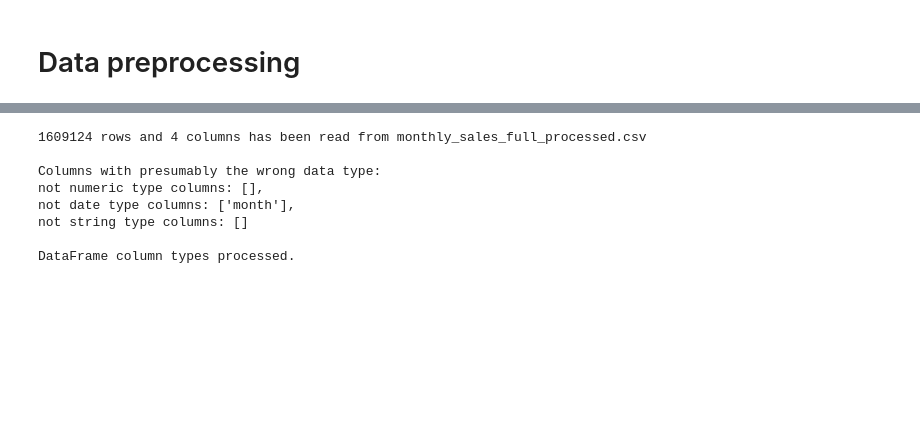
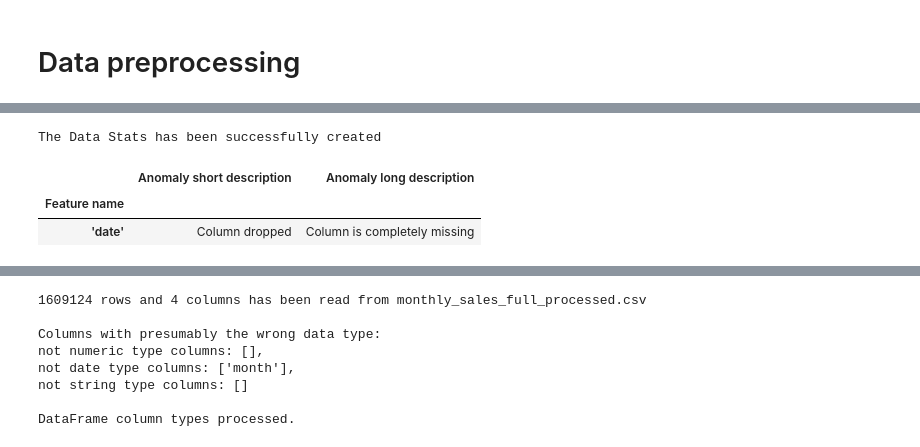
Before and after one commit to toshk9/PredictFutureSales, a Jupyter notebook: notebooks/modelling.ipynb, the cells around one changed output, grey strips where cells are left out. Cells and saved outputs as stored; diff of their text form; code cells hidden in the pictures; blank space fills up the shorter version.

```diff
--- a/notebooks/modelling.ipynb
+++ b/notebooks/modelling.ipynb
@@ -44,0 +36,5 @@ DataFrame column types processed.
+# %%
+# raw data schema and stats
+raw_data_DV = DV()
+raw_data_DV.load_schema("../data/data_validation/raw_data_schema.pbtxt")
+_ =raw_data_DV.load_stats("../data/data_validation/raw_data_stats.txt")
@@ -45,4 +52,6 @@ DataFrame column types processed.
 # %%
 # Raw sales_train.csv data transformation
 sales_etl.transform(["item_cnt_day"], ["item_cnt_day"])
-sales_df = sales_etl.get_data()
+pr_sales_df = sales_etl.get_data()
+
+pr_sales_df.reset_index(drop=True, inplace=True)
@@ -48,0 +77,9 @@ sales_df = sales_etl.get_data()
+# %%
+pr_sales_DV = DV()
+pr_sales_stats = pr_sales_DV.create_stats(pr_sales_df)
+_ = raw_data_DV.validate_data(pr_sales_stats)
+# %% [output]
+The Data Stats has been successfully created
+|  | Anomaly short description | Anomaly long description |
+| Feature name |  |  |
+| 'date' | Column dropped | Column is completely missing |
```
Also changed, not shown: parts of 23 cells of this notebook, 11 other files.
